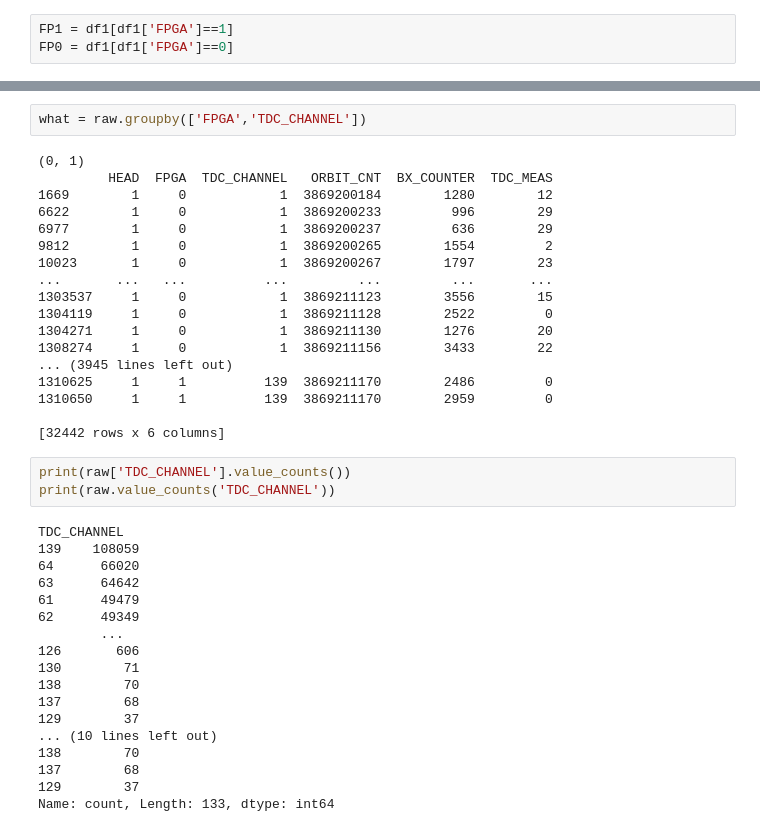
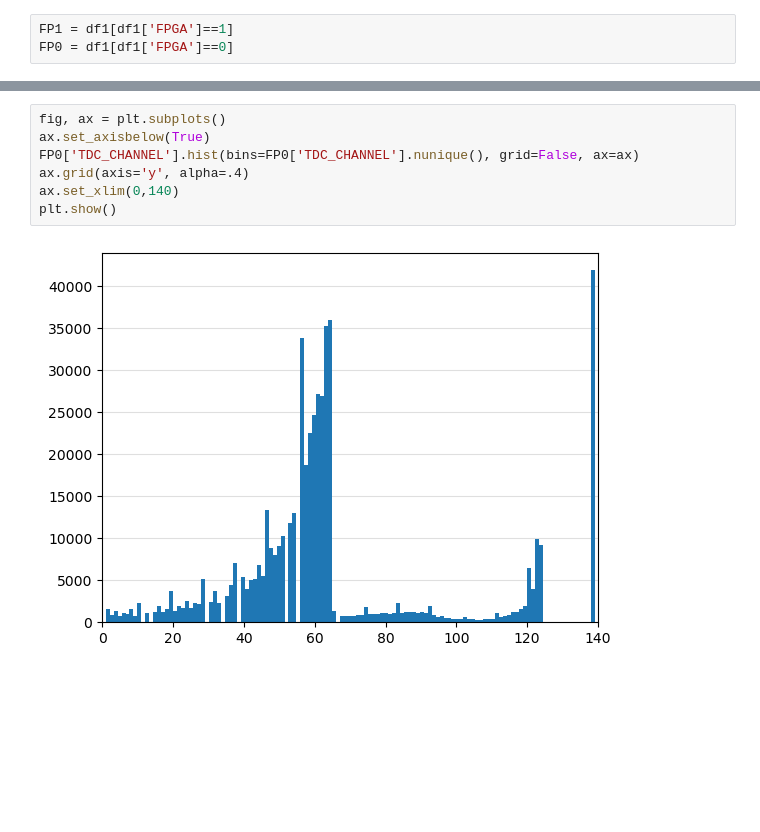
Before and after one commit to GioMai24/LaboratoryOfComputationalPhysics_Y7, a Jupyter notebook: Lab_6/06ex_Pandas.ipynb, the cells around one changed output, grey strips where cells are left out. Drawn from its saved outputs; the diff is of its cells as text; blank space fills up the shorter version.

```diff
--- a/Lab_6/06ex_Pandas.ipynb
+++ b/Lab_6/06ex_Pandas.ipynb
@@ -170,41 +160,9 @@ plt.show()
-# %%
-what = raw.groupby(['FPGA','TDC_CHANNEL'])
-# %% [output]
-(0, 1)
-         HEAD  FPGA  TDC_CHANNEL   ORBIT_CNT  BX_COUNTER  TDC_MEAS
-1669        1     0            1  3869200184        1280        12
-6622        1     0            1  3869200233         996        29
-6977        1     0            1  3869200237         636        29
-9812        1     0            1  3869200265        1554         2
-10023       1     0            1  3869200267        1797        23
-...       ...   ...          ...         ...         ...       ...
-1303537     1     0            1  3869211123        3556        15
-1304119     1     0            1  3869211128        2522         0
-1304271     1     0            1  3869211130        1276        20
-1308274     1     0            1  3869211156        3433        22
-... (3945 lines left out)
-1310625     1     1          139  3869211170        2486         0
-1310650     1     1          139  3869211170        2959         0
-
-[32442 rows x 6 columns]
-# %%
-print(raw['TDC_CHANNEL'].value_counts())
-print(raw.value_counts('TDC_CHANNEL'))
-# %% [output]
-TDC_CHANNEL
-139    108059
-64      66020
-63      64642
-61      49479
-62      49349
-        ...
-126       606
-130        71
-138        70
-137        68
-129        37
-... (10 lines left out)
-138        70
-137        68
-129        37
-Name: count, Length: 133, dtype: int64
+# %%
+fig, ax = plt.subplots()
+ax.set_axisbelow(True)
+FP0['TDC_CHANNEL'].hist(bins=FP0['TDC_CHANNEL'].nunique(), grid=False, ax=ax)
+ax.grid(axis='y', alpha=.4)
+ax.set_xlim(0,140)
+plt.show()
+# %% [output]
+[figure, added]
```
Also changed, not shown: parts of 8 cells of this notebook.
